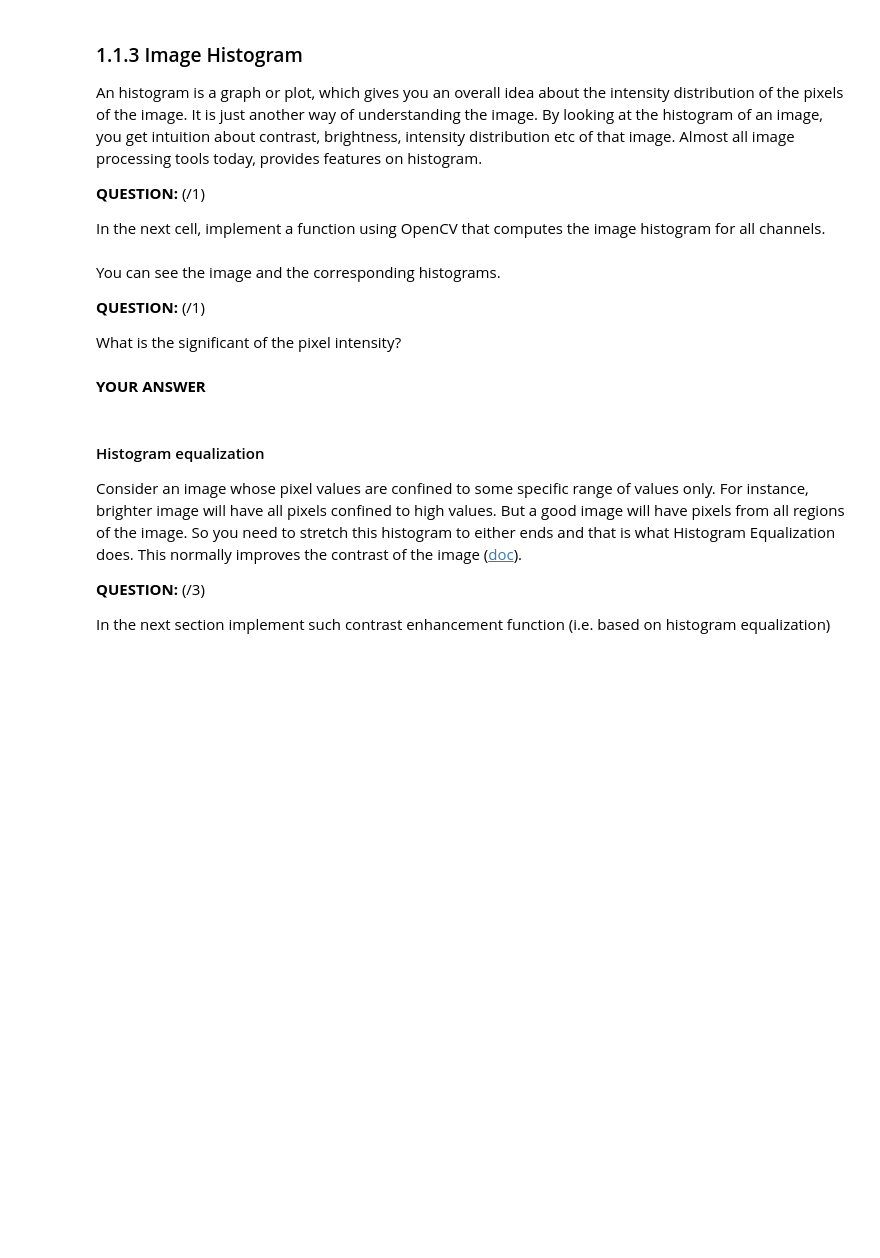
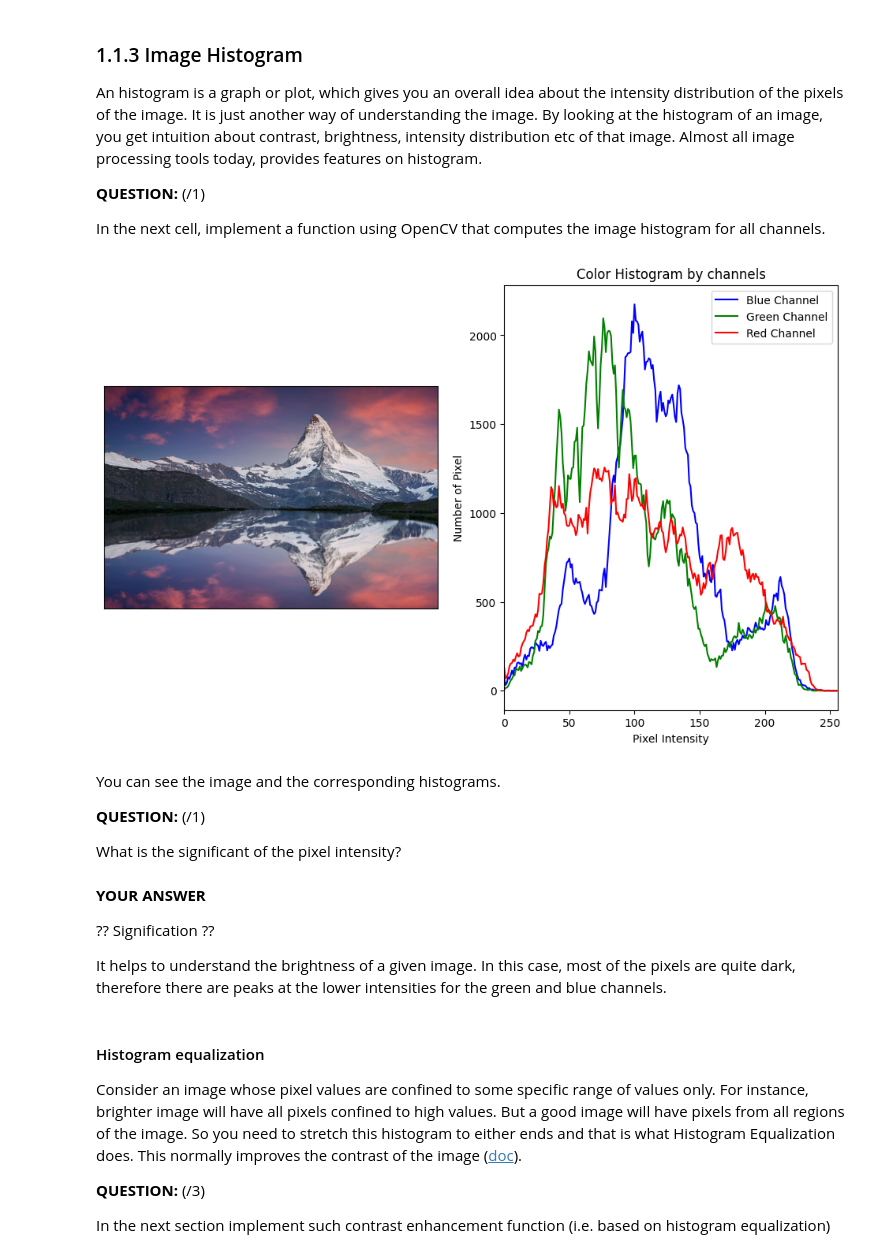
Before and after one commit to CaspHenk/IPLAB_2025, a Jupyter notebook: Labs/Lab1/01_introduction_image_processing_2024.ipynb, the cells around one changed output. Saved outputs shown, nothing was run; the diff lists cells and outputs as text; code cells hidden in the pictures; blank space fills up the shorter version.

```diff
--- a/Labs/Lab1/01_introduction_image_processing_2024.ipynb
+++ b/Labs/Lab1/01_introduction_image_processing_2024.ipynb
@@ -355,28 +355,36 @@ def compute_image_histogram(image):
     hist = []
 
     # YOUR CODE HERE
+    num_channels = image.shape[-1]
+    for channel in np.arange(num_channels) :
+        channel_img = image[:,:,channel].flatten()
+        hist_channel, _ = np.histogram(channel_img, bins=256, range=(0, 256))
+        hist.append(hist_channel)
+
 
 
     return hist
 # %%
 # 1. Load image
-img = cv.imread(os.path.join('..','data', 'matterhorn.jpg'))
+img = cv.imread(os.path.join('.','data', 'matterhorn.jpg'))
 
 # 2. Compute histogram for each channels
 hists = compute_image_histogram(img)
 
 # 3. Plot
 color = ['b', 'g', 'r']
 fig, ax = plt.subplots(1, 2, figsize=(12, 7))
 display_image(img, axes=ax[0])
 for k, hist in enumerate(hists):
     ax[1].plot(hist, color=color[k])
 ax[1].set_title('Color Histogram by channels')
 ax[1].set_xlim([0, 256])
 ax[1].set_xlabel('Pixel Intensity')
 ax[1].set_ylabel('Number of Pixel')
 plt.legend(['Blue Channel', 'Green Channel', 'Red Channel'])
 plt.show()
+# %% [output]
+[figure, added]
 # %% [markdown]
 You can see the image and the corresponding histograms.
 
@@ -385,6 +393,10 @@ You can see the image and the corresponding histograms.
 What is the significant of the pixel intensity?
 # %% [markdown]
 **YOUR ANSWER**
+
+?? Signification ??
+
+It helps to understand the brightness of a given image. In this case, most of the pixels are quite dark, therefore there are peaks at the lower intensities for the green and blue channels.
 # %% [markdown]
 #### Histogram equalization
 Consider an image whose pixel values are confined to some specific range of values only. For instance, brighter image will have all pixels confined to high values. But a good image will have pixels from all regions of the image. So you need to stretch this histogram to either ends and that is what Histogram Equalization does. This normally improves the contrast of the image ([doc](https://en.wikipedia.org/wiki/Histogram_equalization)).
```
Also changed, not shown: parts of 3 cells of this notebook.
